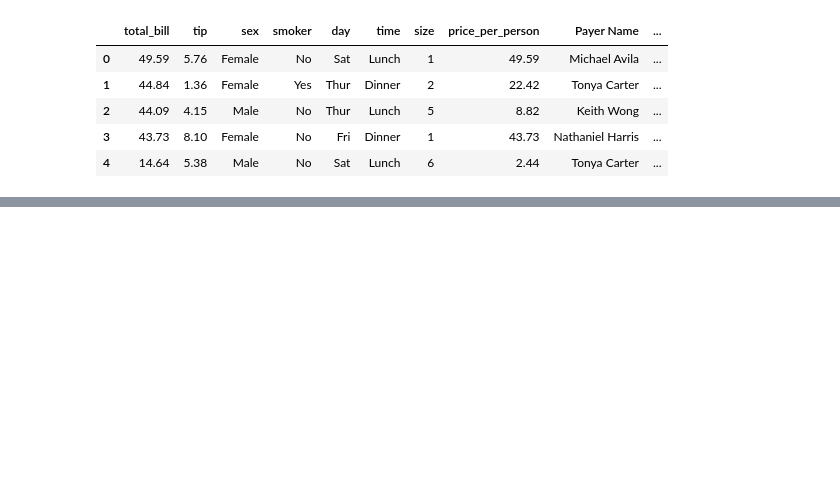
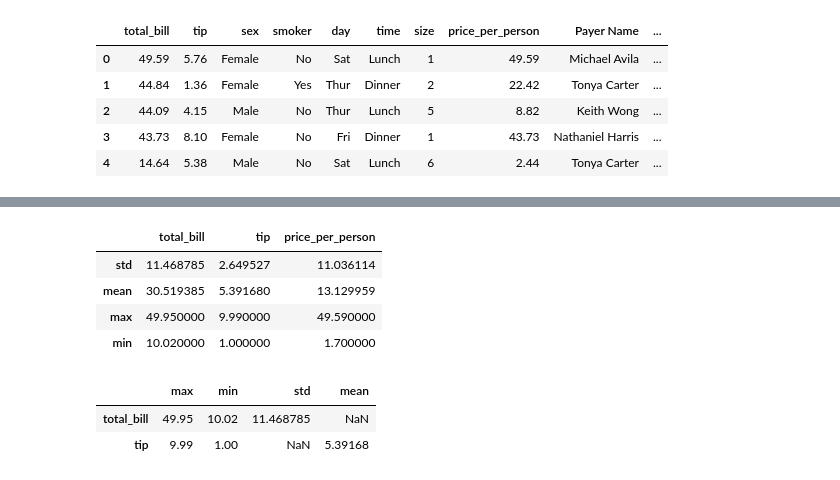
Before and after one commit to ibrahim10sy/learn-python, a Jupyter notebook: groupby.ipynb, the cells around one changed output, grey strips where cells are left out. Drawn from its saved outputs; the diff is of its cells as text; code cells hidden in the pictures; blank space fills up the shorter version.

```diff
--- a/groupby.ipynb
+++ b/groupby.ipynb
@@ -27,0 +97,16 @@ TypeError: agg function failed [how->mean,dtype->object]
+# %%
+m = df[['total_bill','tip','price_per_person']]
+# %%
+m.agg(['std','mean','max','min'])
+# %% [output]
+|  | total_bill | tip | price_per_person |
+| std | 11.468785 | 2.649527 | 11.036114 |
+| mean | 30.519385 | 5.391680 | 13.129959 |
+| max | 49.950000 | 9.990000 | 49.590000 |
+| min | 10.020000 | 1.000000 | 1.700000 |
+# %%
+m.agg({'total_bill':['max','min','std'], 'tip':['min','max','mean']}).transpose()
+# %% [output]
+|  | max | min | std | mean |
+| total_bill | 49.95 | 10.02 | 11.468785 | NaN |
+| tip | 9.99 | 1.00 | NaN | 5.39168 |
```
Also changed, not shown: parts of 10 cells of this notebook.
